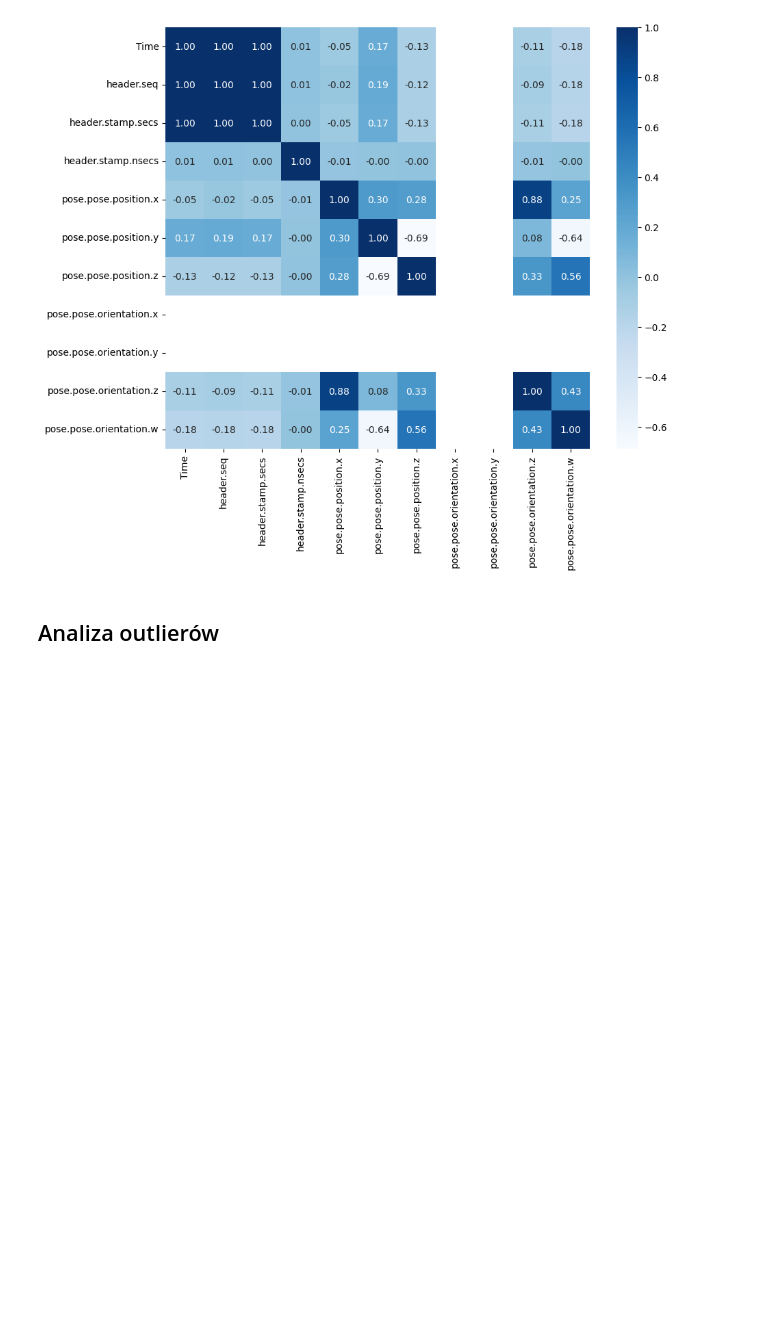
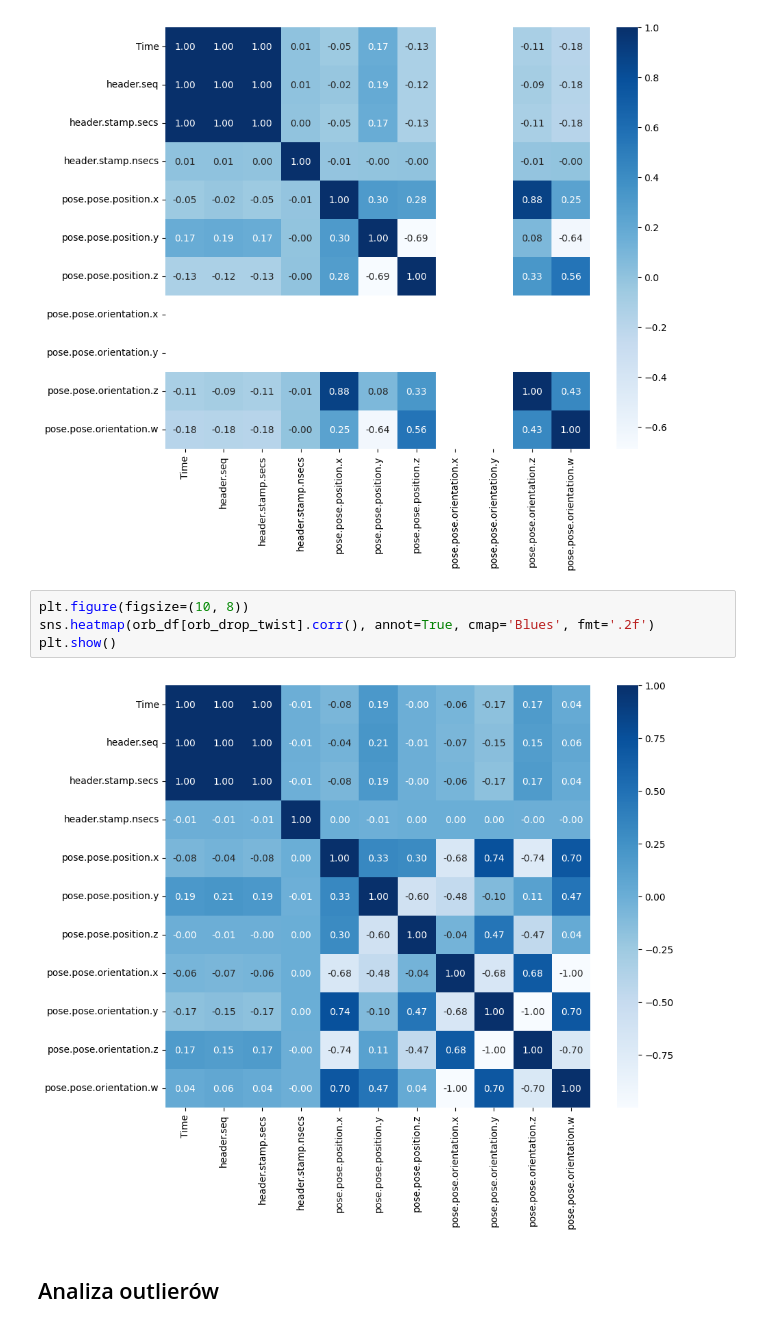
Before and after one commit to KingaBurnejko/DataWarehousesAndAnalyticalProcessing-project, a Jupyter notebook: F_data-analysis.ipynb, the cells around one changed output. Saved outputs shown, nothing was run; the diff lists cells and outputs as text; blank space fills up the shorter version.

```diff
--- a/F_data-analysis.ipynb
+++ b/F_data-analysis.ipynb
@@ -196,6 +301,12 @@ sns.heatmap(gps_df[drop_twist].corr(), annot=True, cmap='Blues', fmt='.2f')
 plt.show()
 # %% [output]
 [figure]
+# %%
+plt.figure(figsize=(10, 8))
+sns.heatmap(orb_df[orb_drop_twist].corr(), annot=True, cmap='Blues', fmt='.2f')
+plt.show()
+# %% [output]
+[figure, added]
 # %% [markdown]
 ## Analiza outlierów
 # %%
```
Also changed, not shown: parts of 10 cells of this notebook.
